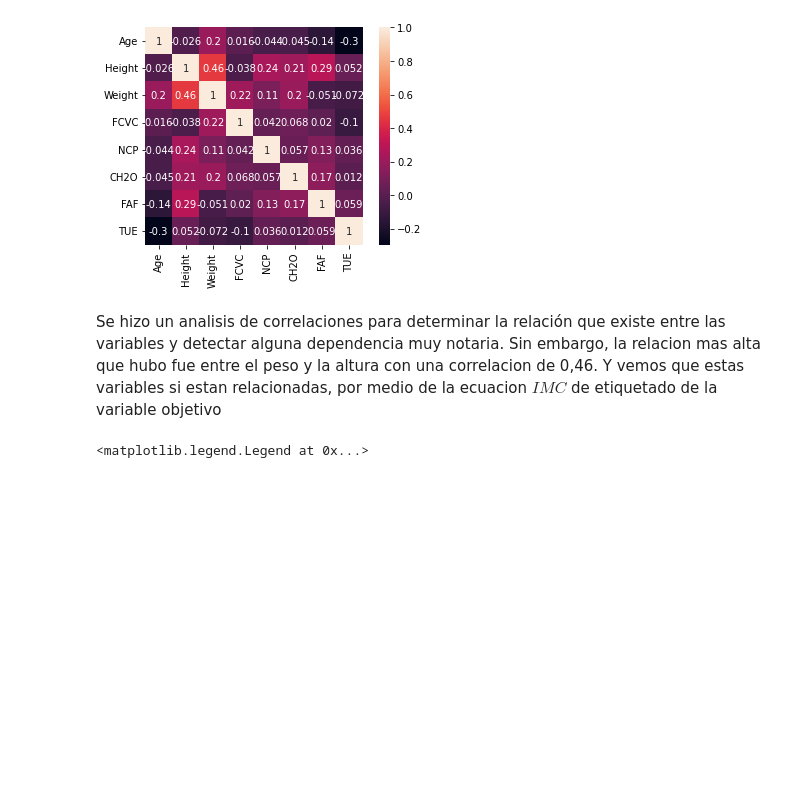
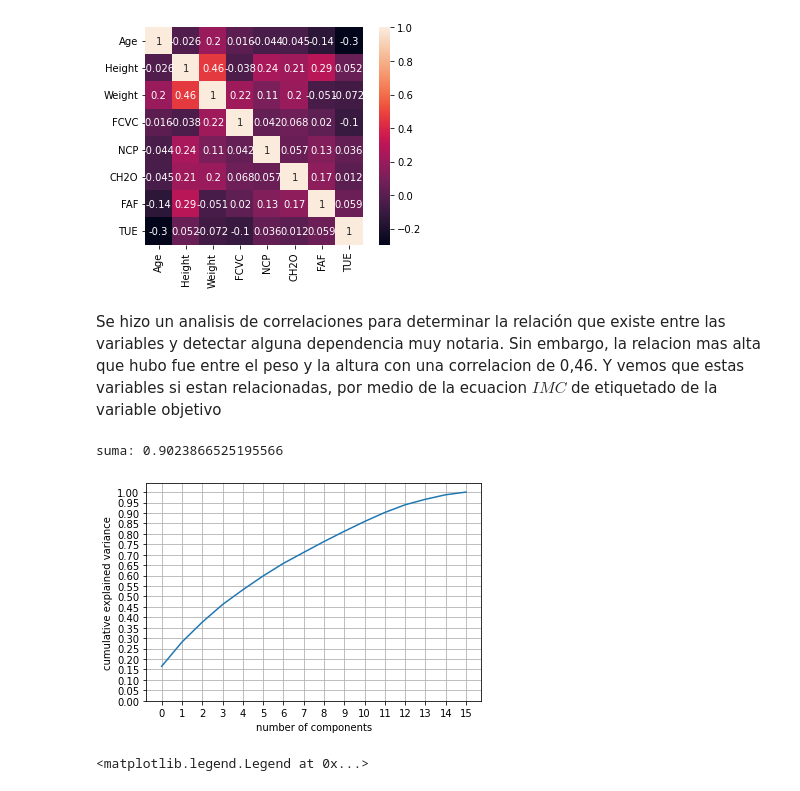
Before and after one commit to suribe06/Statistics, a Jupyter notebook: Proyecto_Estadistica.ipynb, the cells around one changed output. Cells and saved outputs as stored; diff of their text form; code cells hidden in the pictures; blank space fills up the shorter version.

```diff
--- a/Proyecto_Estadistica.ipynb
+++ b/Proyecto_Estadistica.ipynb
@@ -171,6 +166,38 @@ sns.heatmap(data.corr(), square=True, annot=True)
 [figure]
 # %% [markdown]
 Se hizo un analisis de correlaciones para determinar la relación que existe entre las variables y detectar alguna dependencia muy notaria. Sin embargo, la relacion mas alta que hubo fue entre el peso y la altura con una correlacion de 0,46. Y vemos que estas variables si estan relacionadas, por medio de la ecuacion $IMC$ de etiquetado de la variable objetivo
+# %%
+#Conversion of categorical to numerical data
+from sklearn import preprocessing
+
+le = preprocessing.LabelEncoder()
+data_copy = data.copy().apply(le.fit_transform)
+
+#normalize data (0 mean and unit variance)
+for col in data_copy.columns:
+  if col != 'NObeyesdad':
+    data_copy[col] = preprocessing.scale(data_copy[col])
+# %%
+from sklearn.decomposition import PCA
+
+pca=PCA(n_components=16)
+pca.fit(data_copy.drop(['NObeyesdad'], axis=1))
+X_pca=pca.transform(data_copy.drop(['NObeyesdad'], axis=1))
+
+expl = pca.explained_variance_ratio_
+print('suma:',sum(expl[0:12]))
+
+#graficamos el acumulado de varianza explicada en las nuevas dimensiones
+plt.plot(np.cumsum(pca.explained_variance_ratio_))
+plt.xlabel('number of components')
+plt.xticks(np.arange(0, 16, 1.0))
+plt.yticks(np.arange(0, 1+0.05, 0.05))
+plt.ylabel('cumulative explained variance')
+plt.grid()
+plt.show()
+# %% [output]
+suma: 0.9023866525195566
+[figure, added]
 # %%
 from sklearn.decomposition import PCA
 from sklearn import preprocessing
```
Also changed, not shown: parts of 4 cells of this notebook, 8 other files.
